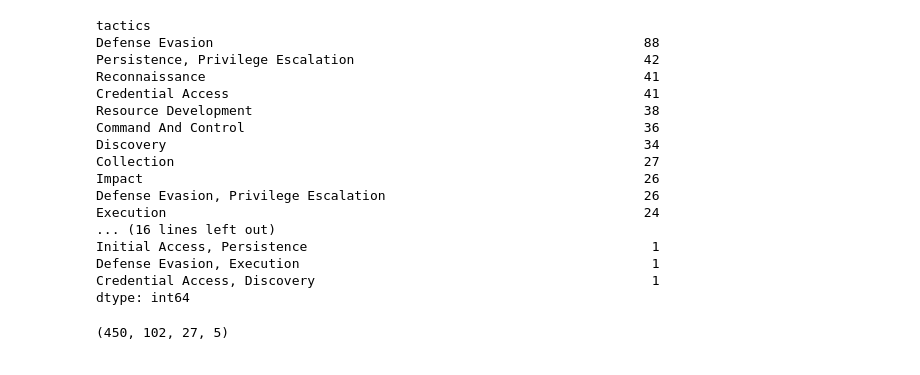
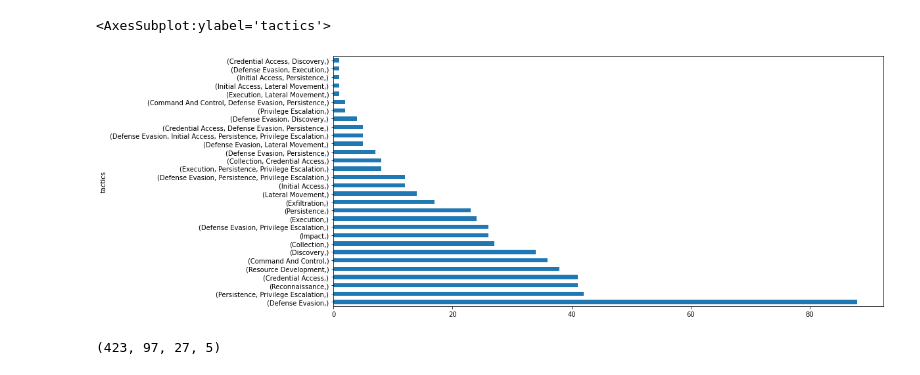
Before and after one commit to tobiasbudig/attack-hypotheses-generation, a Jupyter notebook: explorative-datenanalyse.ipynb, the cells around one changed output. Saved outputs shown, nothing was run; the diff lists cells and outputs as text; code cells hidden in the pictures.

```diff
--- a/explorative-datenanalyse.ipynb
+++ b/explorative-datenanalyse.ipynb
@@ -122,31 +142,18 @@ split_list
 # %%
 #wie oft kommt eine Kombination vor?
-df_list.value_counts()#.plot(kind='barh', figsize=(15,7))
+df_list.value_counts().plot(kind='barh', figsize=(15,7))
 # %% [output]
-tactics
-Defense Evasion                                                       88
-Persistence, Privilege Escalation                                     42
-Reconnaissance                                                        41
-Credential Access                                                     41
-Resource Development                                                  38
-Command And Control                                                   36
-Discovery                                                             34
-Collection                                                            27
-Impact                                                                26
-Defense Evasion, Privilege Escalation                                 26
-Execution                                                             24
-... (16 lines left out)
-Initial Access, Persistence                                            1
-Defense Evasion, Execution                                             1
-Credential Access, Discovery                                           1
-dtype: int64
+<AxesSubplot:ylabel='tactics'>
+[figure, added]
 # %%
 #wieviele Techniken können in unterschiedlichen Phasen vorkommen
+
+split_list.to_csv('split_list.csv', sep = ";")
 fourtimes = split_list[3].value_counts().sum()
 threetimes = split_list[2].value_counts().sum() - fourtimes
-twotimes = split_list[1].value_counts().sum() - threetimes
-onetime = split_list[0].value_counts().sum() - twotimes
+twotimes = split_list[1].value_counts().sum() - threetimes - fourtimes
+onetime = split_list[0].value_counts().sum() - twotimes - threetimes - fourtimes
 
 onetime, twotimes, threetimes, fourtimes
 # %% [output]
-(450, 102, 27, 5)
+(423, 97, 27, 5)
```
Also changed, not shown: parts of 10 cells of this notebook, 8 other files.
